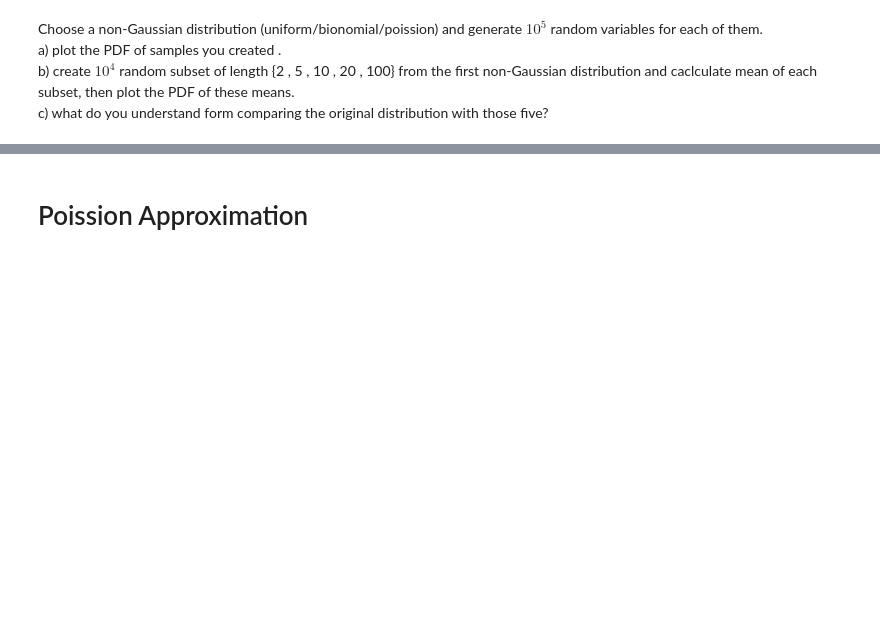
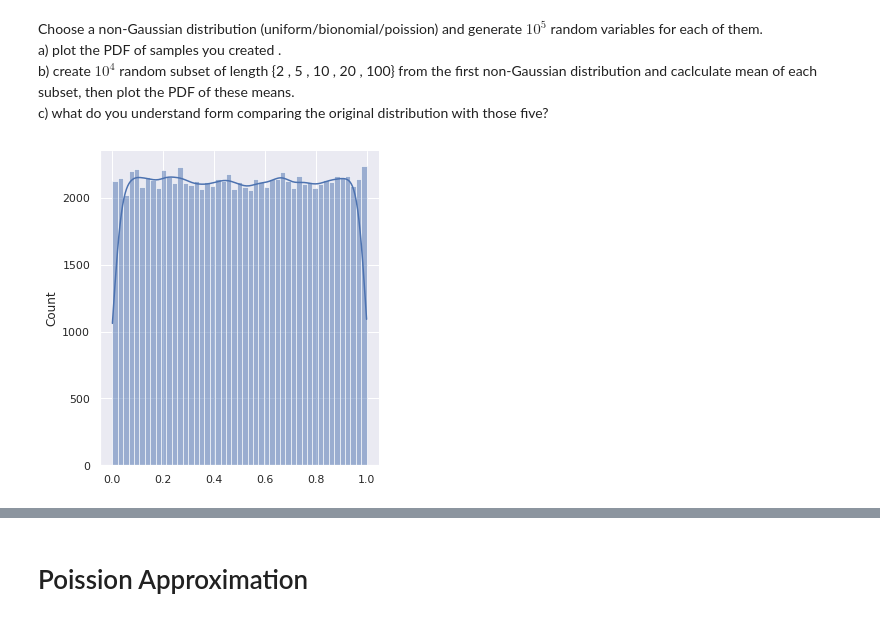
Before and after one commit to SBUDataAnalysis/hw2-MohiMozaffari, a Jupyter notebook: Data_Analysis_HW1.ipynb, the cells around one changed output, grey strips where cells are left out. Saved outputs shown, nothing was run; the diff lists cells and outputs as text; code cells hidden in the pictures; blank space fills up the shorter version.

```diff
--- a/Data_Analysis_HW1.ipynb
+++ b/Data_Analysis_HW1.ipynb
@@ -175,0 +178,8 @@ c) what do you understand form comparing the original distribution with those fi
+# %%
+rand = np.random.uniform(0,1,10**5)
+# %%
+sns.set_theme()
+sns.displot(rand, kde=True)
+plt.show()
+# %% [output]
+[figure, added]
```
Also changed, not shown: parts of 14 cells of this notebook.
